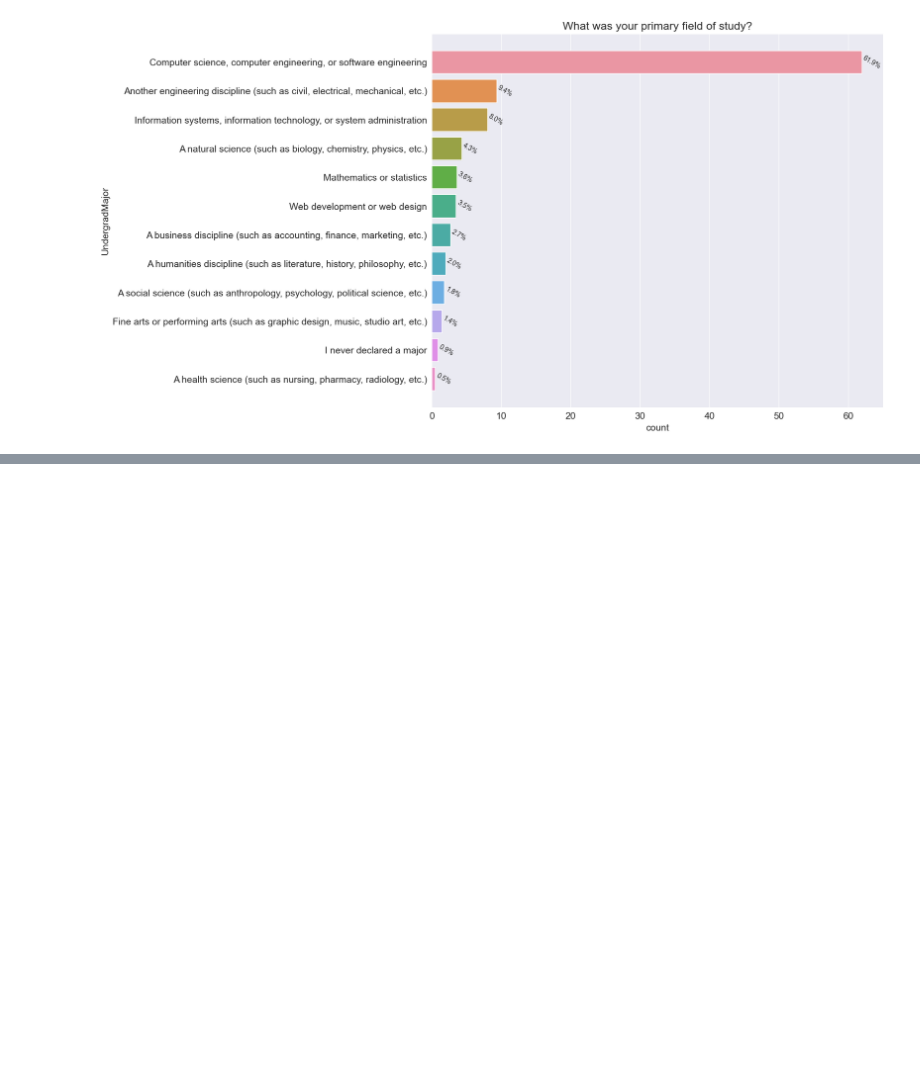
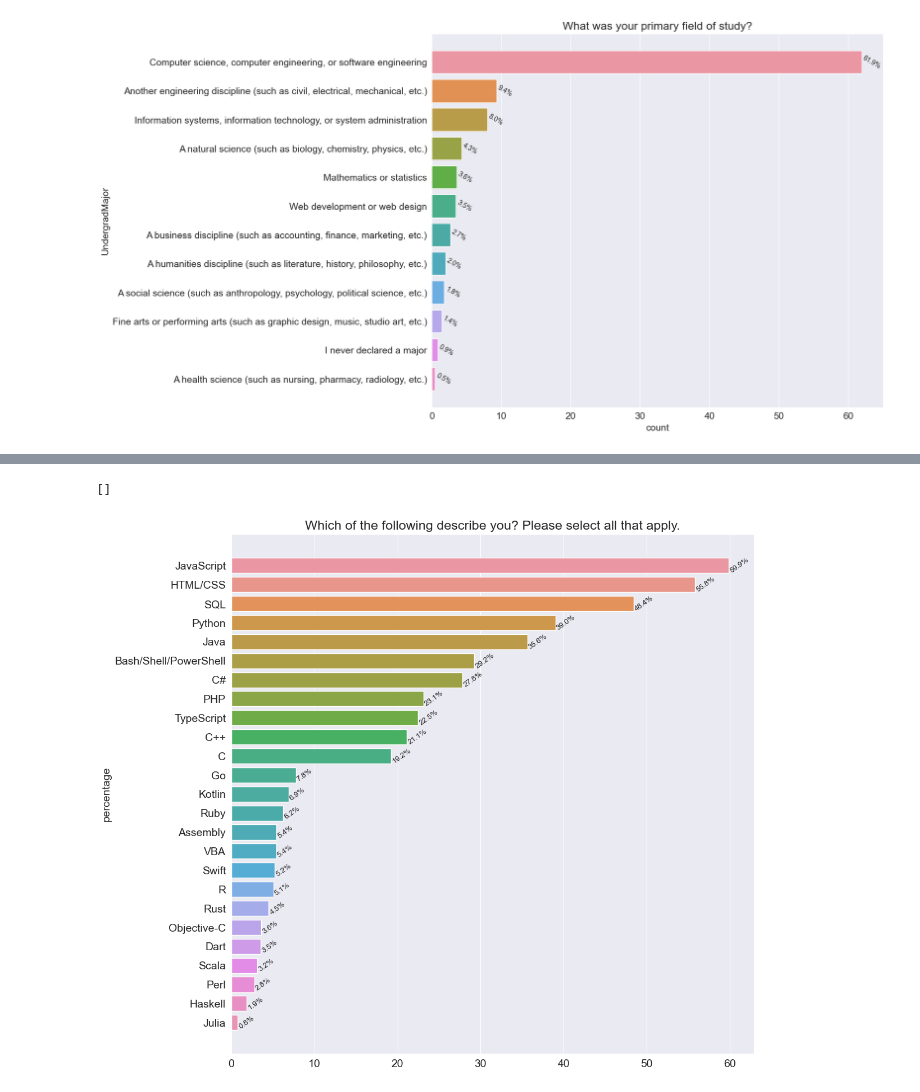
Before and after one commit to felipeyounan/stack-overflow-developer-survey-2020, a Jupyter notebook: main.ipynb, the cells around one changed output, grey strips where cells are left out. Cells and saved outputs as stored; diff of their text form; code cells hidden in the pictures; blank space fills up the shorter version.

```diff
--- a/main.ipynb
+++ b/main.ipynb
@@ -263,0 +373,4 @@ plt.plot()
+# %%
+language = split_multicolumn(data.LanguageWorkedWith)
+lang_tp_total = language.sum().sort_values(ascending=False)
+lang_tp_total
@@ -263,0 +395,16 @@ plt.plot()
+# %%
+lang_sum_pct = (language.sum()*100/language.count()).sort_values(ascending=False)
+
+plt.figure(figsize=(12,12))
+plt.title(schema_df.DevType)
+dx = sns.barplot(x=lang_sum_pct, y=lang_sum_pct.index)
+plt.xlabel(None)
+plt.ylabel('percentage')
+
+for index, value in enumerate(lang_sum_pct):
+    dx.text(value, index, f'{value:.1f}%', va='center', fontsize=9.5, rotation= 35)
+
+plt.plot()
+# %% [output]
+[]
+[figure, added]
```
Also changed, not shown: parts of 10 cells of this notebook.
